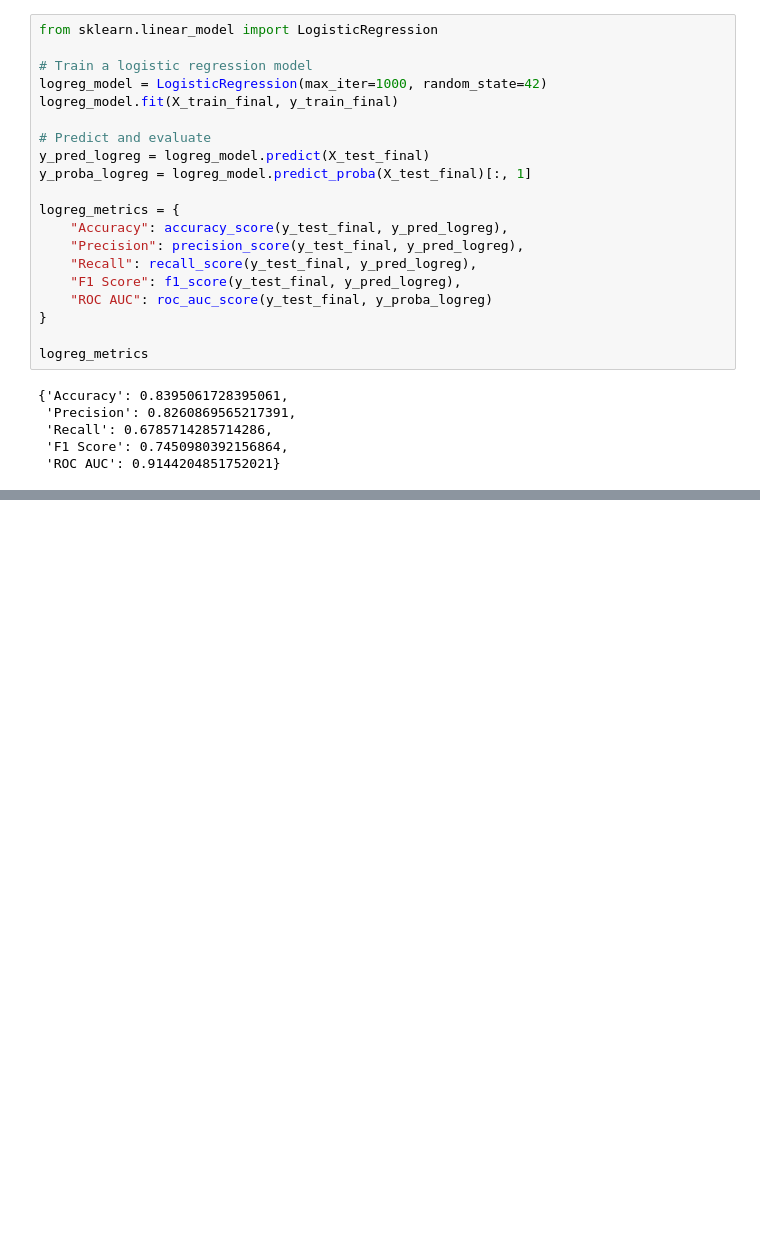
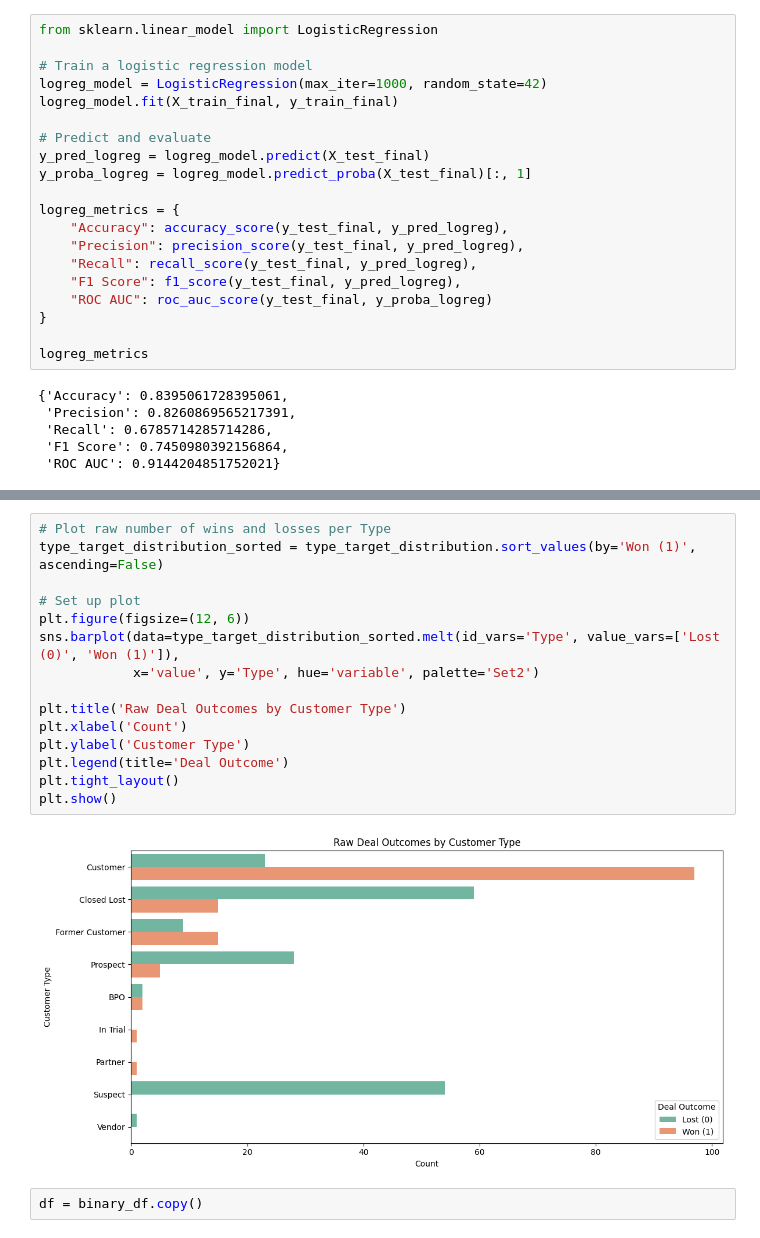
Before and after one commit to rroshann/ML_midterm_project, a Jupyter notebook: notebooks/Roshan/modeling_final.ipynb, the cells around one changed output, grey strips where cells are left out. Cells and saved outputs as stored; diff of their text form; blank space fills up the shorter version.

```diff
--- a/notebooks/Roshan/modeling_final.ipynb
+++ b/notebooks/Roshan/modeling_final.ipynb
@@ -876,0 +922,19 @@ logreg_metrics
+# %%
+# Plot raw number of wins and losses per Type
+type_target_distribution_sorted = type_target_distribution.sort_values(by='Won (1)', ascending=False)
+
+# Set up plot
+plt.figure(figsize=(12, 6))
+sns.barplot(data=type_target_distribution_sorted.melt(id_vars='Type', value_vars=['Lost (0)', 'Won (1)']),
+            x='value', y='Type', hue='variable', palette='Set2')
+
+plt.title('Raw Deal Outcomes by Customer Type')
+plt.xlabel('Count')
+plt.ylabel('Customer Type')
+plt.legend(title='Deal Outcome')
+plt.tight_layout()
+plt.show()
+# %% [output]
+[figure, added]
+# %%
+df = binary_df.copy()
```
Also changed, not shown: parts of 9 cells of this notebook, 4 other files.
